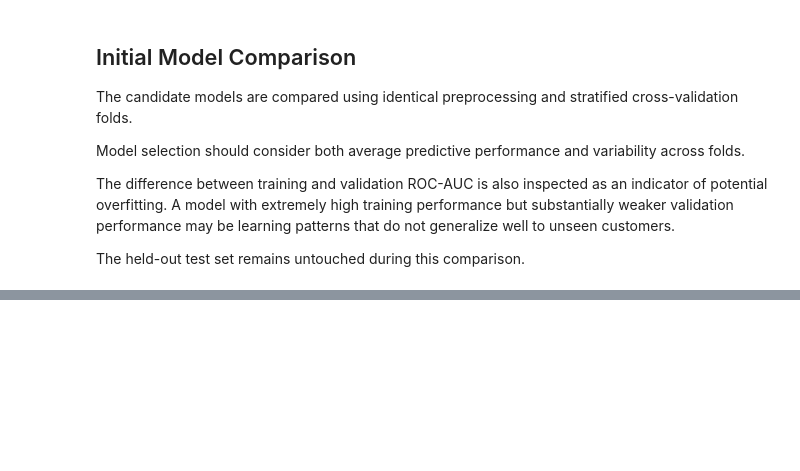
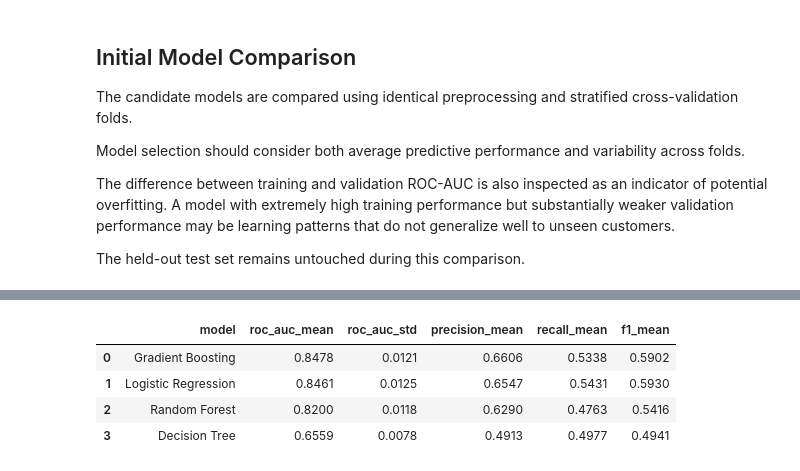
Before and after one commit to Pabloricoc/customer-churn-ml, a Jupyter notebook: notebooks/04_model_comparison.ipynb, the cells around one changed output, grey strips where cells are left out. Cells and saved outputs as stored; diff of their text form; code cells hidden in the pictures; blank space fills up the shorter version.

```diff
--- a/notebooks/04_model_comparison.ipynb
+++ b/notebooks/04_model_comparison.ipynb
@@ -301,0 +318,17 @@ The held-out test set remains untouched during this comparison.
+# %%
+model_comparison[
+    [
+        "model",
+        "roc_auc_mean",
+        "roc_auc_std",
+        "precision_mean",
+        "recall_mean",
+        "f1_mean"
+    ]
+].round(4)
+# %% [output]
+|  | model | roc_auc_mean | roc_auc_std | precision_mean | recall_mean | f1_mean |
+| 0 | Gradient Boosting | 0.8478 | 0.0121 | 0.6606 | 0.5338 | 0.5902 |
+| 1 | Logistic Regression | 0.8461 | 0.0125 | 0.6547 | 0.5431 | 0.5930 |
+| 2 | Random Forest | 0.8200 | 0.0118 | 0.6290 | 0.4763 | 0.5416 |
+| 3 | Decision Tree | 0.6559 | 0.0078 | 0.4913 | 0.4977 | 0.4941 |
```
Also changed, not shown: parts of 4 cells of this notebook.
